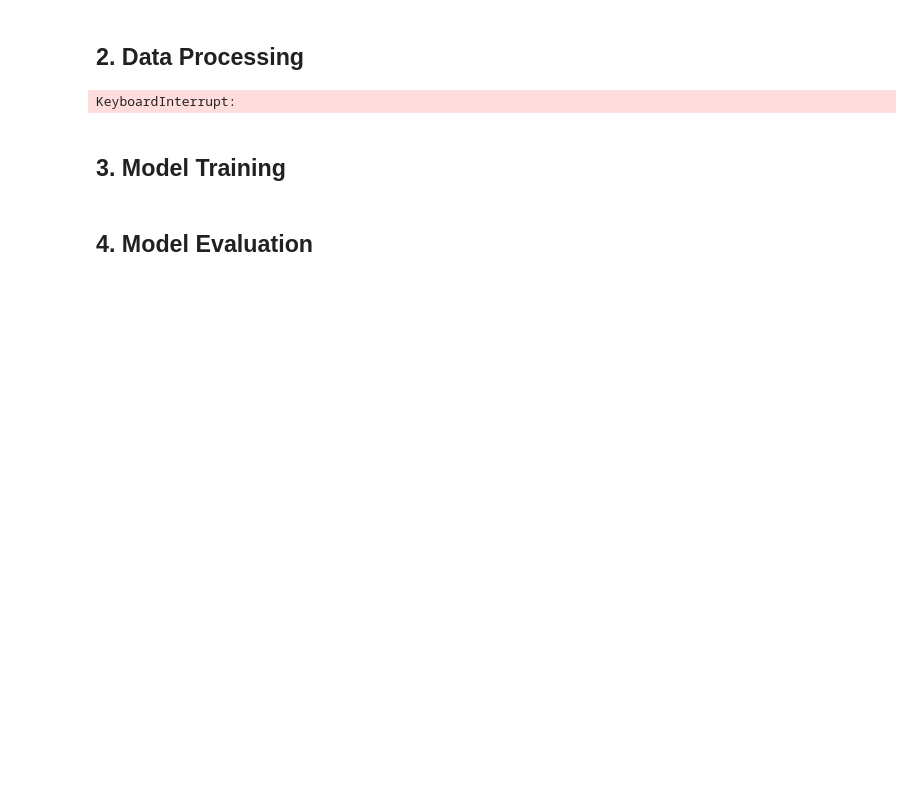
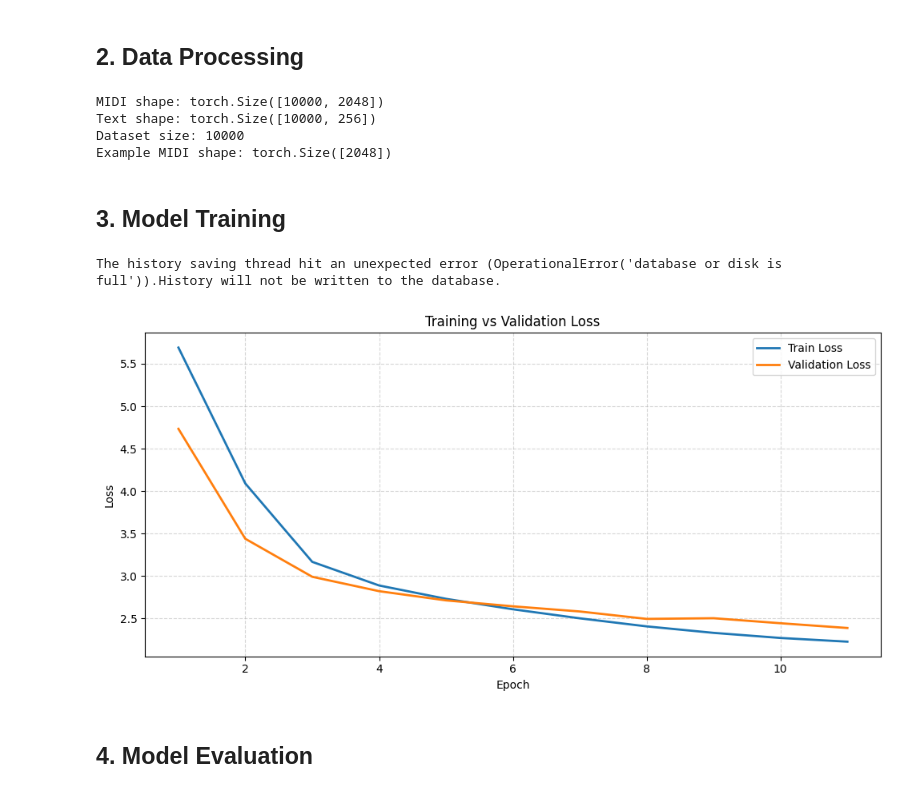
Before and after one commit to MazenS0liman/TuneML, a Jupyter notebook: notebooks/text2midi.ipynb, the cells around one changed output. Cells and saved outputs as stored; diff of their text form; code cells hidden in the pictures; blank space fills up the shorter version.

```diff
--- a/notebooks/text2midi.ipynb
+++ b/notebooks/text2midi.ipynb
@@ -14,11 +14,23 @@ from tuneml.data.midi import MidiCapDataset
+# %%
+import mlflow
+
+mlflow.set_tracking_uri("http://127.0.0.1:8080")
+mlflow.set_experiment("Midi Generation")
+
+# Enable system metrics logging
+mlflow.config.enable_system_metrics_logging()
+mlflow.config.set_system_metrics_sampling_interval(1)  # Log system metrics every 1 second
 # %% [markdown]
 ## 2. Data Processing
 # %%
-dataset = MidiCapDataset("datasets/midicaps/train.json", n_samples=100)
+dataset = MidiCapDataset("datasets/midicaps/train.json", n_samples=10000)
 print(f"Dataset size: {len(dataset)}")
 print(f"Example MIDI shape: {dataset.midi[0].shape}")
 # %% [output]
-KeyboardInterrupt:
+MIDI shape: torch.Size([10000, 2048])
+Text shape: torch.Size([10000, 256])
+Dataset size: 10000
+Example MIDI shape: torch.Size([2048])
 # %% [markdown]
 ## 3. Model Training
 # %%
@@ -30,20 +42,19 @@ text_tokenizer = Flan5Tokenizer()
 
 # Hyperparameters
 datapath = "datasets/midicaps/train.pt"
-batch_size = 1
+batch_size = 8
 warmup_steps = 2000
-ckpt_path = "weights/midi_transformer_ckpt.pt"
+ckpt_path = "./weights/midi_transformer_ckpt_2.pt"
 load_checkpoint = False
-save_path = "weights/midi_transformer_model.pt"
+save_path = "./weights/midi_transformer_model_2.pt"
 num_epochs = 10
 hparams = {
-    "d_model": 128,
-    "num_layers": 2,
+    "d_model": 512,
+    "num_layers": 6,
     "num_heads": 8,
     "d_ff": 512,
-    "max_abs_position": 2048,
-    "midi_vocab_size": midi_tokenizer.vocab_size,
-    "text_vocab_size": text_tokenizer.vocab_size,
+    "max_midi_len": 2048,
+    "max_text_len": 512,
     "bias": True,
     "dropout": 0.1,
     "layernorm_eps": 1e-6,
@@ -76,3 +98,27 @@ hparams = {
+# %%
+import matplotlib.pyplot as plt
+
+train_losses = list(getattr(trainer, "train_losses", []))
+val_losses = list(getattr(trainer, "val_losses", []))
+
+if not train_losses or not val_losses:
+    raise ValueError("No training history found. Run trainer.fit(...) before plotting.")
+
+epochs = range(1, min(len(train_losses), len(val_losses)) + 1)
+
+plt.figure(figsize=(10, 5))
+plt.plot(epochs, train_losses[:len(epochs)], label="Train Loss", linewidth=2)
+plt.plot(epochs, val_losses[:len(epochs)], label="Validation Loss", linewidth=2)
+plt.title("Training vs Validation Loss")
+plt.xlabel("Epoch")
+plt.ylabel("Loss")
+plt.legend()
+plt.grid(True, linestyle="--", alpha=0.5)
+plt.tight_layout()
+plt.show()
+# %% [output]
+The history saving thread hit an unexpected error (OperationalError('database or disk is full')).History will not be written to the database.
+[figure, added]
 # %% [markdown]
 ## 4. Model Evaluation
 # %%
```
Also changed, not shown: parts of 12 cells of this notebook, 30 other files.
